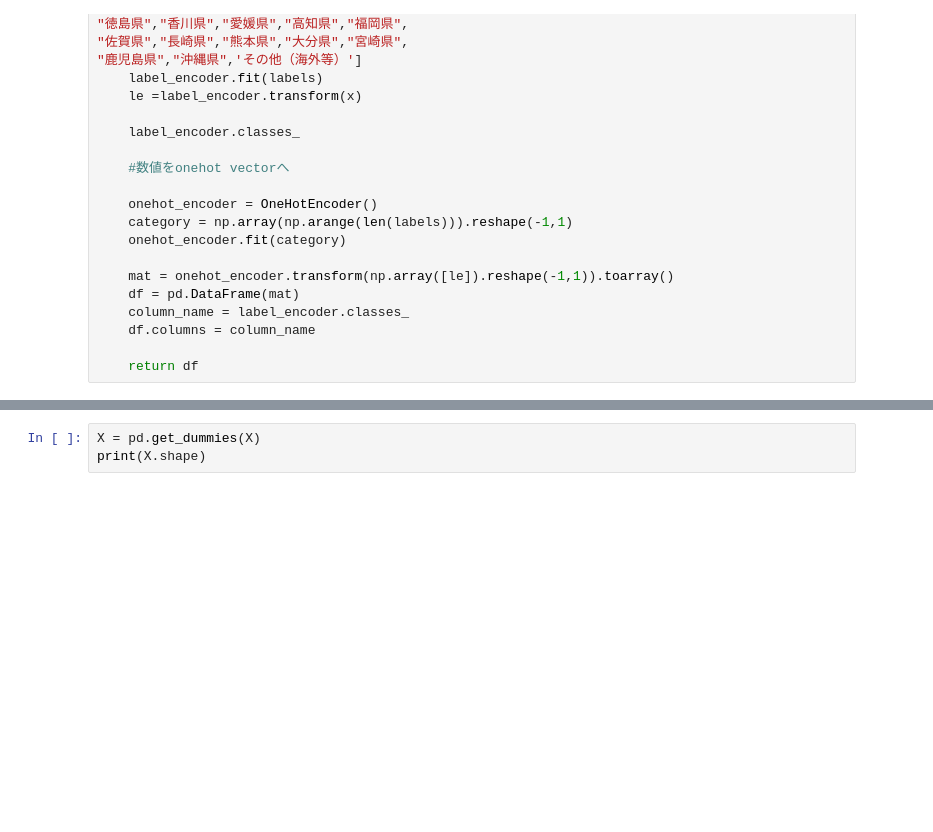
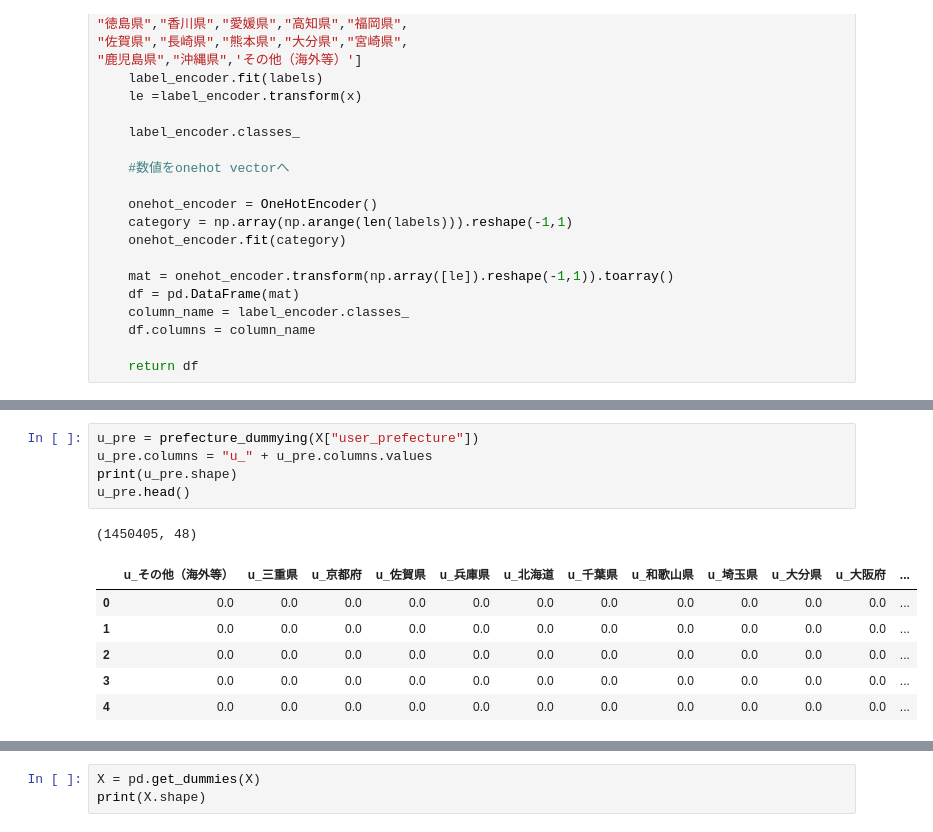
Before and after one commit to OhkaMLsemi/Machi_Kon, a Jupyter notebook: lightGBM.ipynb, the cells around one changed output, grey strips where cells are left out. Saved outputs shown, nothing was run; the diff lists cells and outputs as text; blank space fills up the shorter version.

```diff
--- a/lightGBM.ipynb
+++ b/lightGBM.ipynb
@@ -243,0 +275,13 @@ def prefecture_dummying(x):
+# %%
+u_pre = prefecture_dummying(X["user_prefecture"])
+u_pre.columns = "u_" + u_pre.columns.values
+print(u_pre.shape)
+u_pre.head()
+# %% [output]
+(1450405, 48)
+|  | u_その他（海外等） | u_三重県 | u_京都府 | u_佐賀県 | u_兵庫県 | u_北海道 | u_千葉県 | u_和歌山県 | u_埼玉県 | u_大分県 | u_大阪府 | ... |
+| 0 | 0.0 | 0.0 | 0.0 | 0.0 | 0.0 | 0.0 | 0.0 | 0.0 | 0.0 | 0.0 | 0.0 | ... |
+| 1 | 0.0 | 0.0 | 0.0 | 0.0 | 0.0 | 0.0 | 0.0 | 0.0 | 0.0 | 0.0 | 0.0 | ... |
+| 2 | 0.0 | 0.0 | 0.0 | 0.0 | 0.0 | 0.0 | 0.0 | 0.0 | 0.0 | 0.0 | 0.0 | ... |
+| 3 | 0.0 | 0.0 | 0.0 | 0.0 | 0.0 | 0.0 | 0.0 | 0.0 | 0.0 | 0.0 | 0.0 | ... |
+| 4 | 0.0 | 0.0 | 0.0 | 0.0 | 0.0 | 0.0 | 0.0 | 0.0 | 0.0 | 0.0 | 0.0 | ... |
```
Also changed, not shown: parts of 17 cells of this notebook.
